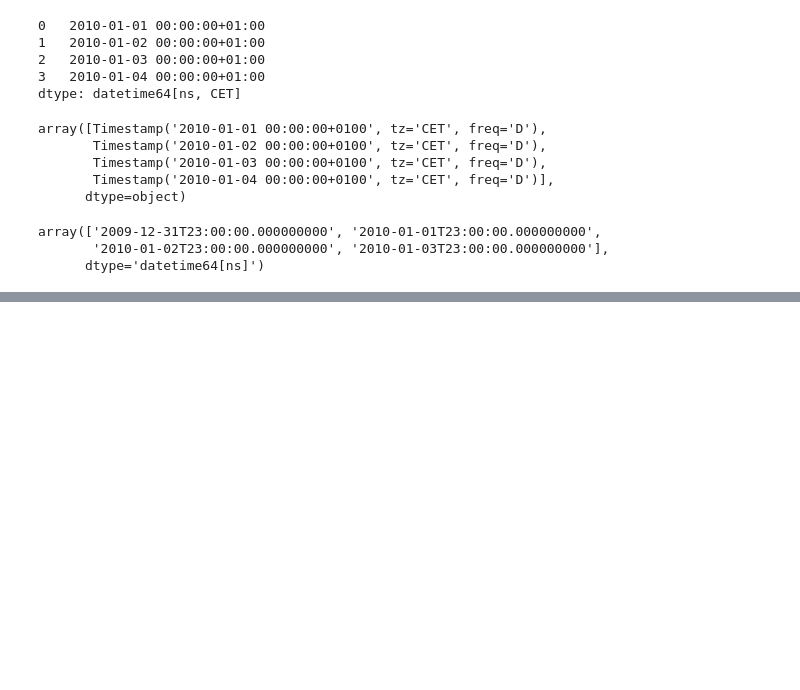
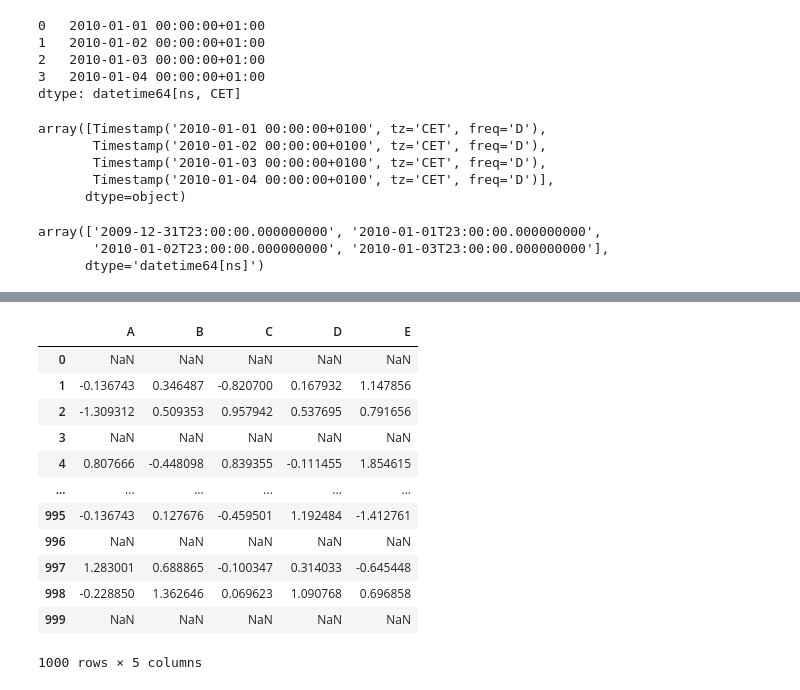
Before and after one commit to nayeem880/cute_pandas, a Jupyter notebook: Essential basic functionality.ipynb, the cells around one changed output, grey strips where cells are left out. Drawn from its saved outputs; the diff is of its cells as text; code cells hidden in the pictures; blank space fills up the shorter version.

```diff
--- a/Essential basic functionality.ipynb
+++ b/Essential basic functionality.ipynb
@@ -168,0 +793,17 @@ Name: two, dtype: float64
+# %%
+frame.iloc[::3] = np.nan
+frame
+# %% [output]
+|  | A | B | C | D | E |
+| 0 | NaN | NaN | NaN | NaN | NaN |
+| 1 | -0.136743 | 0.346487 | -0.820700 | 0.167932 | 1.147856 |
+| 2 | -1.309312 | 0.509353 | 0.957942 | 0.537695 | 0.791656 |
+| 3 | NaN | NaN | NaN | NaN | NaN |
+| 4 | 0.807666 | -0.448098 | 0.839355 | -0.111455 | 1.854615 |
+| ... | ... | ... | ... | ... | ... |
+| 995 | -0.136743 | 0.127676 | -0.459501 | 1.192484 | -1.412761 |
+| 996 | NaN | NaN | NaN | NaN | NaN |
+| 997 | 1.283001 | 0.688865 | -0.100347 | 0.314033 | -0.645448 |
+| 998 | -0.228850 | 1.362646 | 0.069623 | 1.090768 | 0.696858 |
+| 999 | NaN | NaN | NaN | NaN | NaN |
+1000 rows × 5 columns
```
Also changed, not shown: parts of 131 cells of this notebook, 1 other file.
